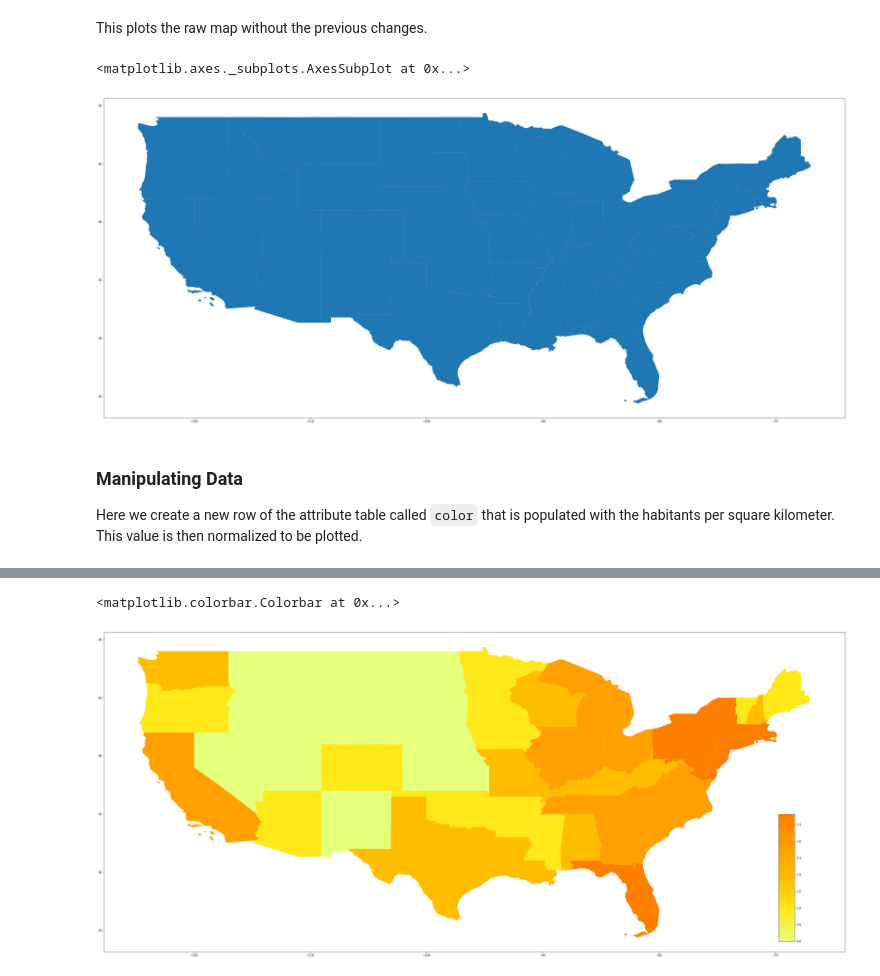
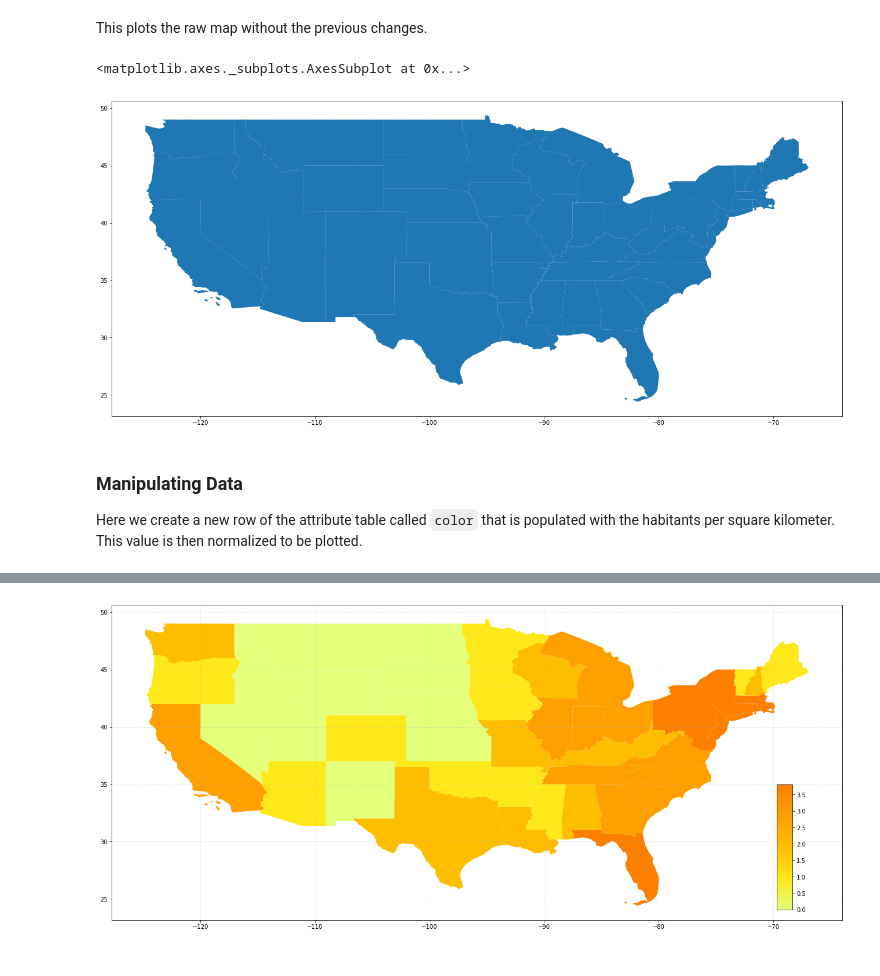
Before and after one commit to michaelheyman/map-of-the-day, a Jupyter notebook: map-of-the-day.ipynb, the cells around one changed output, grey strips where cells are left out. Drawn from its saved outputs; the diff is of its cells as text; code cells hidden in the pictures.

```diff
--- a/map-of-the-day.ipynb
+++ b/map-of-the-day.ipynb
@@ -54,11 +54,11 @@ data = data.drop([7])  # delete puerto rico
 # %% [markdown]
 This plots the raw map without the previous changes.
 # %%
-plot_size = (50,20)
+plot_size = (25,10)
 data.plot(figsize=plot_size)
 # %% [output]
 <matplotlib.axes._subplots.AxesSubplot at 0x...>
-[figure, old version]
+[figure, new version]
 # %% [markdown]
 ### Manipulating Data
 
@@ -82,15 +82,18 @@ And finally, we add a color bar to the map.
 # %%
 vmin, vmax = round(min(pop_dens_list),2), round(max(pop_dens_list),2)
 
 # plot the graph
-ax = data.plot(column='POPSQKM', cmap='Wistia', scheme='quantiles', figsize=plot_size)
+ax = data.plot(column='POPSQKM', cmap='Wistia', scheme='quantiles', figsize=(plot_size))
 
 # add colorbar
 fig = ax.get_figure()
 cax = fig.add_axes([0.8, 0.15, 0.015, 0.3])
 sm = plt.cm.ScalarMappable(cmap='Wistia', norm=plt.Normalize(vmin=vmin, vmax=vmax))
 sm._A = []
 fig.colorbar(sm, cax=cax)
+
+# add latitude and longitude lines
+ax.grid('on', which='major', axis='x', linestyle='dashed', alpha=0.3)
+ax.grid('on', which='major', axis='y', linestyle='dashed', alpha=0.3)
 # %% [output]
-<matplotlib.colorbar.Colorbar at 0x...>
-[figure, old version]
+[figure, new version]
```
Also changed, not shown: 1 other file.
